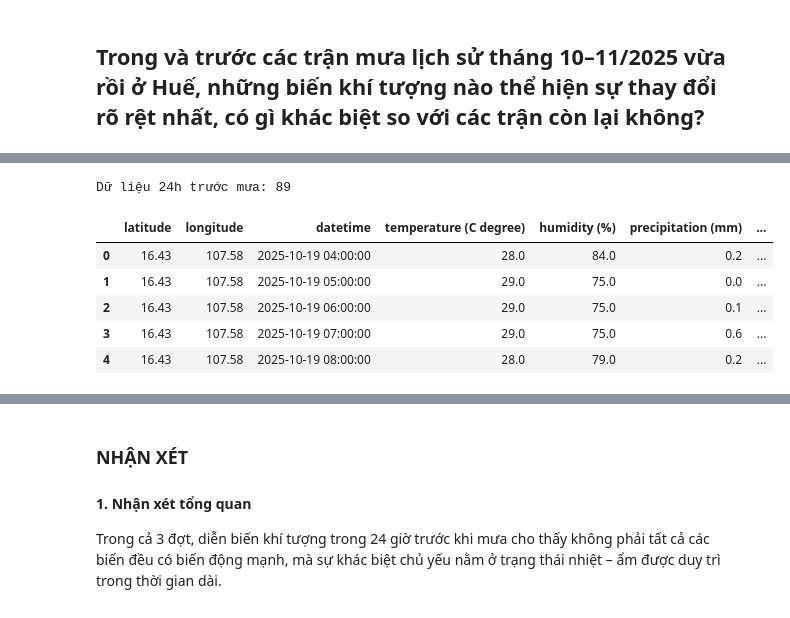
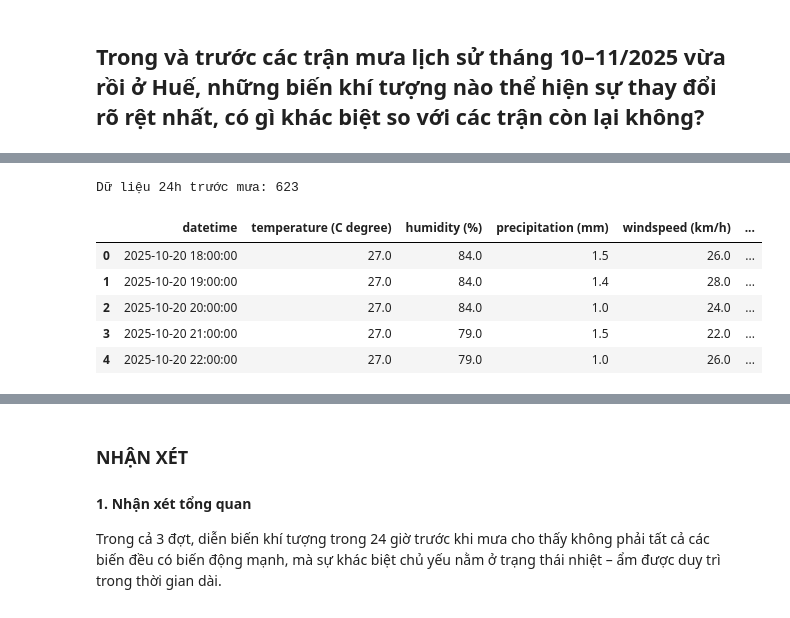
Before and after one commit to hvph-uyen/hcmc-weather-analysis-and-precipitation-modeling, a Jupyter notebook: 03_data_analysis/03_Q4_data_analysis.ipynb, the cells around one changed output, grey strips where cells are left out. Cells and saved outputs as stored; diff of their text form; code cells hidden in the pictures.

```diff
--- a/03_data_analysis/03_Q4_data_analysis.ipynb
+++ b/03_data_analysis/03_Q4_data_analysis.ipynb
@@ -9,11 +9,7 @@ from datetime import timedelta
 # Đọc dữ liệu
 file_path = Path("../data/processed/weather_processed.csv").resolve()
 df = pd.read_csv(file_path)
-
-# Chuẩn hóa
 df['datetime'] = pd.to_datetime(df['datetime'])
-df = df.sort_values(['latitude', 'longitude', 'datetime']).reset_index(drop=True)
-
 print("Tổng số dòng:", len(df))
 df.head()
 # %% [output]
@@ -113,25 +59,10 @@ Số trận mưa lớn: 84
 # %%
 # Lọc ra các đợt mưa lớn trong tháng 10, 11 năm 2025
-target_events = events_df[
-    (events_df['start_time'].dt.year == 2025) &
-    (events_df['start_time'].dt.month.isin([10, 11]))
-].reset_index(drop=True)
+events_df = detect_rain_events(df)
 
-merged_events = (
-    target_events
-    .groupby(['start_time', 'end_time'], as_index=False)
-    .agg(
-        latitude=('latitude', 'first'),
-        longitude=('longitude', 'first'),
-        duration_hours=('duration_hours', 'first'),
-        total_precipitation=('total_precipitation', 'first')
-    )
-    .sort_values('start_time')
-    .reset_index(drop=True)
-)
+events_df = events_df[events_df['total_precipitation'] >= 1000]
+events_df = events_df.sort_values('start_time').reset_index(drop=True)
 
-target_events = merged_events
-
-print("Số đợt mưa lớn tháng 10–11/2025:", len(target_events))
-target_events
+print("Số trận mưa lớn:", len(events_df))
+events_df
 # %% [output]
@@ -143,44 +101,37 @@ Số đợt mưa lớn tháng 10–11/2025: 3
 # %%
-# Lấy dữ liệu 24 giờ trước mỗi đợt mưa lớn
+# Thu thập dữ liệu 24h trước mỗi đợt mưa lớn
 pre_rain_list = []
 
 for idx, event in target_events.iterrows():
     start_time = event['start_time']
-    lat = event['latitude']
-    lon = event['longitude']
 
     mask = (
-        (df['latitude'] == lat) &
-        (df['longitude'] == lon) &
         (df['datetime'] >= start_time - timedelta(hours=24)) &
         (df['datetime'] <= start_time + timedelta(hours=5))
     )
 
     temp_df = df.loc[mask].copy()
 
-    # giờ trước mưa
     temp_df['hours_before_rain'] = (
         temp_df['datetime'] - start_time
     ).dt.total_seconds() / 3600
 
-    # gắn ID đợt mưa để phân biệt
     temp_df['event_id'] = idx
     temp_df['event_start'] = start_time
 
     pre_rain_list.append(temp_df)
 
-# gộp tất cả đợt mưa
 pre_df = pd.concat(pre_rain_list, ignore_index=True)
 
 print("Dữ liệu 24h trước mưa:", len(pre_df))
 pre_df.head()
 # %% [output]
-Dữ liệu 24h trước mưa: 89
+Dữ liệu 24h trước mưa: 623
-|  | latitude | longitude | datetime | temperature (C degree) | humidity (%) | precipitation (mm) | ... |
-| 0 | 16.43 | 107.58 | 2025-10-19 04:00:00 | 28.0 | 84.0 | 0.2 | ... |
-| 1 | 16.43 | 107.58 | 2025-10-19 05:00:00 | 29.0 | 75.0 | 0.0 | ... |
-| 2 | 16.43 | 107.58 | 2025-10-19 06:00:00 | 29.0 | 75.0 | 0.1 | ... |
-| 3 | 16.43 | 107.58 | 2025-10-19 07:00:00 | 29.0 | 75.0 | 0.6 | ... |
-| 4 | 16.43 | 107.58 | 2025-10-19 08:00:00 | 28.0 | 79.0 | 0.2 | ... |
+|  | datetime | temperature (C degree) | humidity (%) | precipitation (mm) | windspeed (km/h) | ... |
+| 0 | 2025-10-20 18:00:00 | 27.0 | 84.0 | 1.5 | 26.0 | ... |
+| 1 | 2025-10-20 19:00:00 | 27.0 | 84.0 | 1.4 | 28.0 | ... |
+| 2 | 2025-10-20 20:00:00 | 27.0 | 84.0 | 1.0 | 24.0 | ... |
+| 3 | 2025-10-20 21:00:00 | 27.0 | 79.0 | 1.5 | 22.0 | ... |
+| 4 | 2025-10-20 22:00:00 | 27.0 | 79.0 | 1.0 | 26.0 | ... |
 # %%
 # Vẽ biểu đồ diễn biến khí tượng 24h trước mỗi đợt mưa lớn
```
Also changed, not shown: parts of 6 cells of this notebook.
